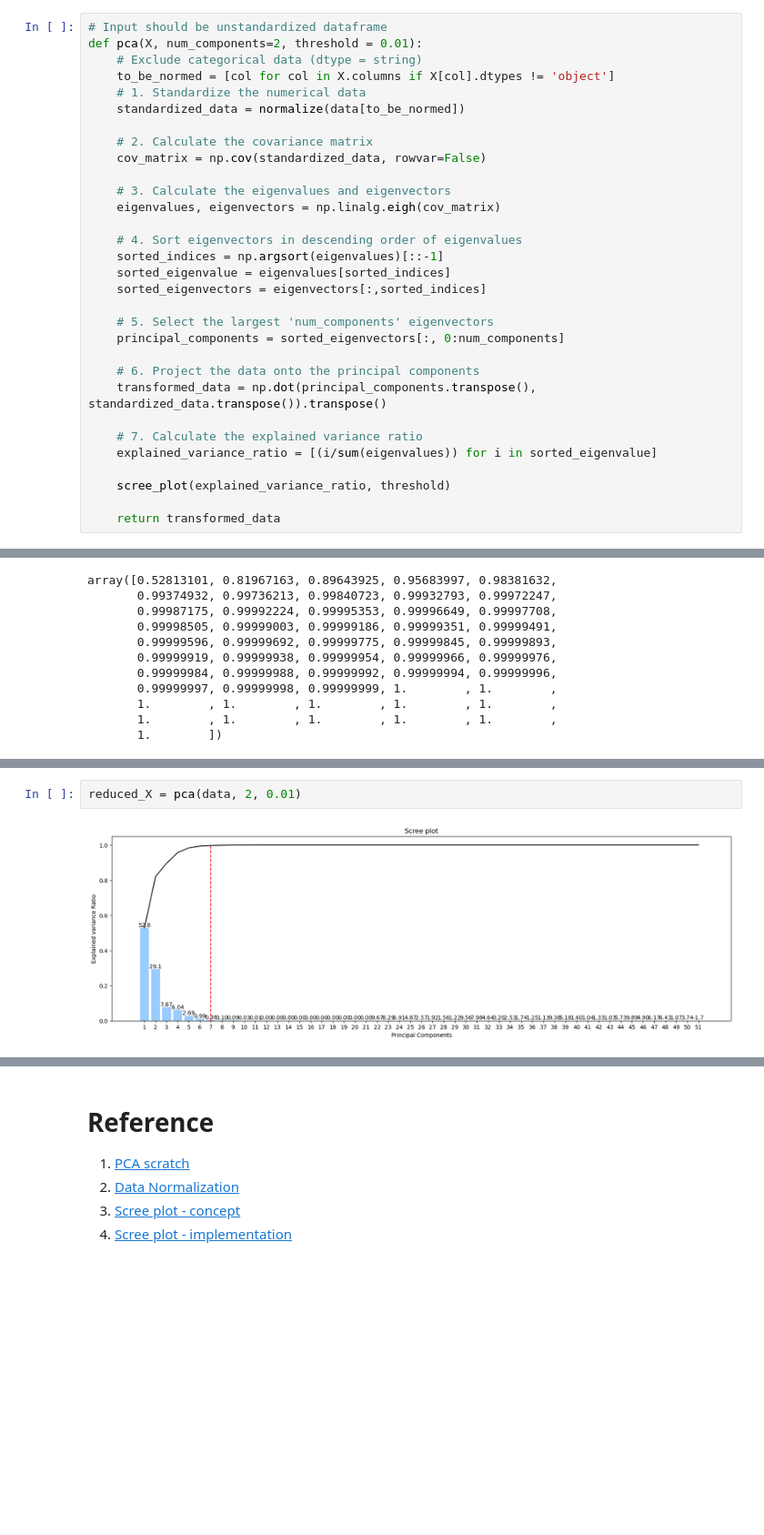
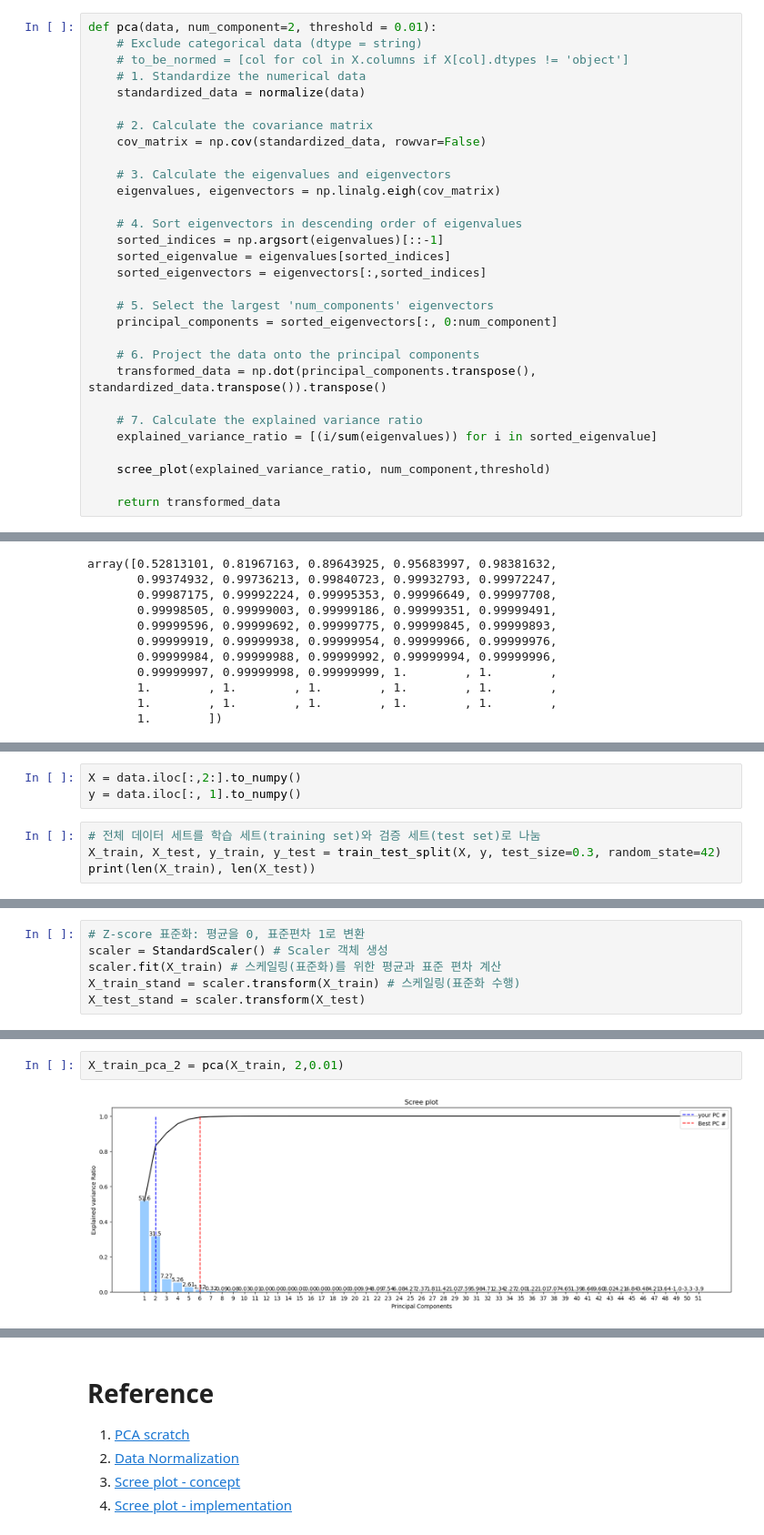
Before and after one commit to KyungTaek-Oh/Class, a Jupyter notebook: MachineLearning/PCA/ML_PCA_AS02-1.ipynb, the cells around one changed output, grey strips where cells are left out. Shown at 91% size. Saved outputs shown, nothing was run; the diff lists cells and outputs as text; blank space fills up the shorter version.

```diff
--- a/MachineLearning/PCA/ML_PCA_AS02-1.ipynb
+++ b/MachineLearning/PCA/ML_PCA_AS02-1.ipynb
@@ -216,11 +219,10 @@ def scree_plot(explained_variance_ratio, threshold):
     plt.title('Scree plot')
 # %%
-# Input should be unstandardized dataframe
-def pca(X, num_components=2, threshold = 0.01):
+def pca(data, num_component=2, threshold = 0.01):
     # Exclude categorical data (dtype = string)
-    to_be_normed = [col for col in X.columns if X[col].dtypes != 'object']
+    # to_be_normed = [col for col in X.columns if X[col].dtypes != 'object']
     # 1. Standardize the numerical data
-    standardized_data = normalize(data[to_be_normed])
+    standardized_data = normalize(data)
 
     # 2. Calculate the covariance matrix
     cov_matrix = np.cov(standardized_data, rowvar=False)
@@ -234,7 +236,7 @@ def pca(X, num_components=2, threshold = 0.01):
     sorted_eigenvectors = eigenvectors[:,sorted_indices]
 
     # 5. Select the largest 'num_components' eigenvectors
-    principal_components = sorted_eigenvectors[:, 0:num_components]
+    principal_components = sorted_eigenvectors[:, 0:num_component]
 
     # 6. Project the data onto the principal components
     transformed_data = np.dot(principal_components.transpose(), standardized_data.transpose()).transpose()
@@ -242,7 +244,7 @@ def pca(X, num_components=2, threshold = 0.01):
     # 7. Calculate the explained variance ratio
     explained_variance_ratio = [(i/sum(eigenvalues)) for i in sorted_eigenvalue]
 
-    scree_plot(explained_variance_ratio, threshold)
+    scree_plot(explained_variance_ratio, num_component,threshold)
 
     return transformed_data
 # %%
@@ -277,0 +270,7 @@ array([0.52813101, 0.81967163, 0.89643925, 0.95683997, 0.98381632,
+# %%
+X = data.iloc[:,2:].to_numpy()
+y = data.iloc[:, 1].to_numpy()
+# %%
+# 전체 데이터 세트를 학습 세트(training set)와 검증 세트(test set)로 나눔
+X_train, X_test, y_train, y_test = train_test_split(X, y, test_size=0.3, random_state=42)
+print(len(X_train), len(X_test))
@@ -277,0 +282,6 @@ array([0.52813101, 0.81967163, 0.89643925, 0.95683997, 0.98381632,
+# %%
+# Z-score 표준화: 평균을 0, 표준편차 1로 변환
+scaler = StandardScaler() # Scaler 객체 생성
+scaler.fit(X_train) # 스케일링(표준화)를 위한 평균과 표준 편차 계산
+X_train_stand = scaler.transform(X_train) # 스케일링(표준화 수행)
+X_test_stand = scaler.transform(X_test)
@@ -278,4 +290,4 @@ array([0.52813101, 0.81967163, 0.89643925, 0.95683997, 0.98381632,
 # %%
-reduced_X = pca(data, 2, 0.01)
+X_train_pca_2 = pca(X_train, 2,0.01)
 # %% [output]
-[figure, old version]
+[figure, new version]
```
Also changed, not shown: parts of 53 cells of this notebook.
